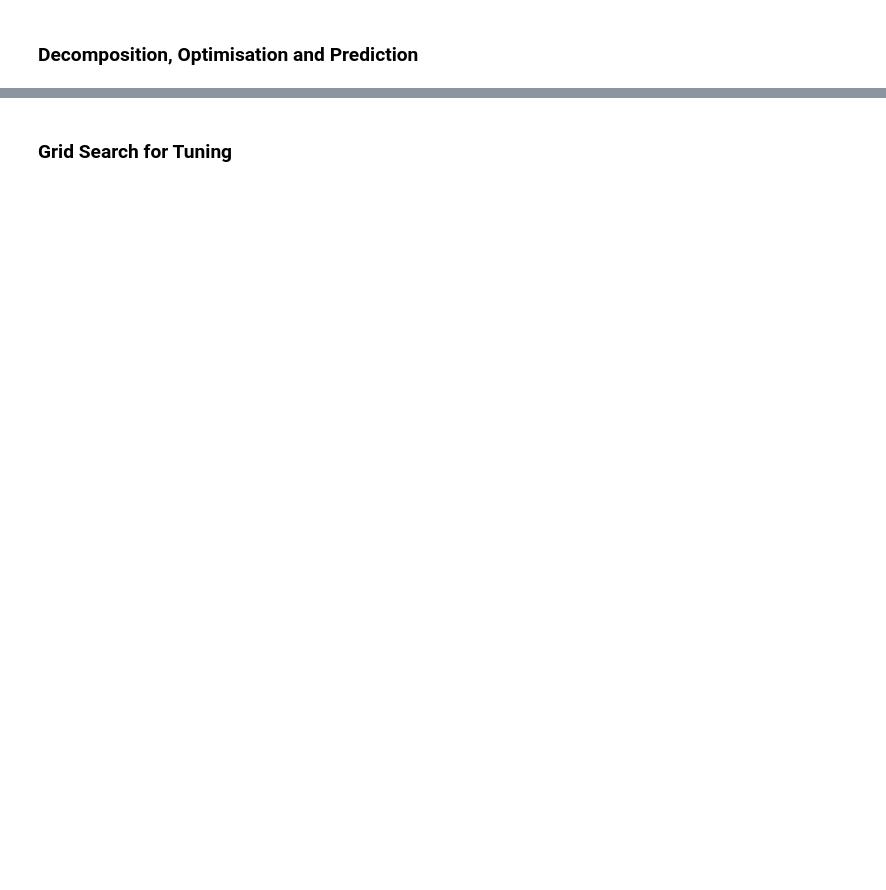
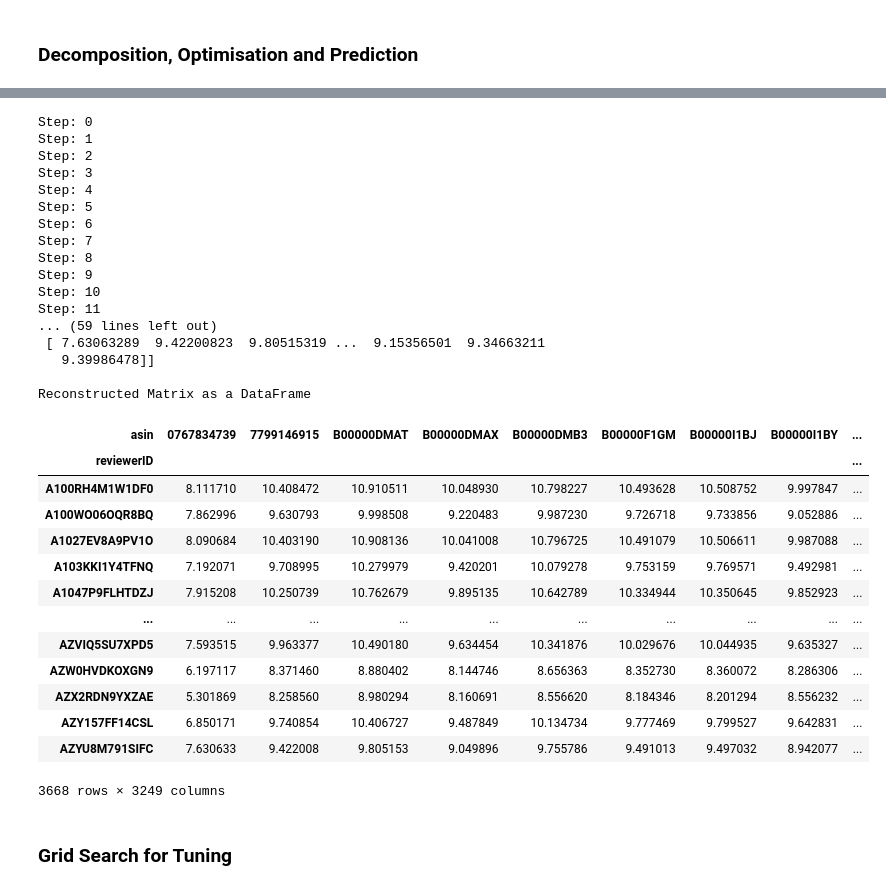
Before and after one commit to pavsingh7/Masters-Dissertation, a Jupyter notebook: Code/7 mf_collab_filtering.ipynb, the cells around one changed output, grey strips where cells are left out. Drawn from its saved outputs; the diff is of its cells as text; code cells hidden in the pictures; blank space fills up the shorter version.

```diff
--- a/Code/7 mf_collab_filtering.ipynb
+++ b/Code/7 mf_collab_filtering.ipynb
@@ -186,16 +196,17 @@ The implementation of matrix factorization using stochastic gradient descent (SG
 4. Bias Terms:
 - We correctly add the bias terms to the final prediction if use_bias is enabled.
 # %%
-def matrix_factorization_sgd(R, K, steps=500, alpha=0.001, beta=0.02, use_regularization=True, use_bias=True):
+def matrix_factorization_sgd(R, K, steps=50, alpha=0.001, beta=0.02, use_regularization=True, use_bias=True):
     # R = user-item ratings matrix
     # K = number of latent features
     # steps = number of iterations
     # alpha = learning rate
-    # beta = regularization parameter
+    # beta = bias term
 
     N, M = R.shape
     P = np.abs(np.random.randn(N, K))  # Initialize with non-negative values
     Q = np.abs(np.random.randn(M, K))
+    counter = 0
 
     # Initialize bias terms
     if use_bias:
@@ -204,6 +215,7 @@ def matrix_factorization_sgd(R, K, steps=500, alpha=0.001, beta=0.02, use_regula
         b = np.mean(R[np.where(R != 0)])  # global bias
 
     for step in range(steps):
+        print("Step:", step)
         for i in range(N):
             for j in range(M):
                 if R[i][j] > 0:
@@ -216,33 +228,70 @@ def matrix_factorization_sgd(R, K, steps=500, alpha=0.001, beta=0.02, use_regula
                             Q[j][k] += alpha * (2 * eij * P[i][k] - beta * Q[j][k])
                         else:
                             P[i][k] += alpha * (2 * eij * Q[j][k])
                             Q[j][k] += alpha * (2 * eij * P[i][k])
 
                     # Update bias terms
                     if use_bias:
                         b_u[i] += alpha * (eij - beta * b_u[i])
                         b_i[j] += alpha * (eij - beta * b_i[j])
 
         # Check for convergence within the loop
         if np.sqrt(np.sum((R - np.dot(P, Q.T))**2)) < 0.001:
             break
 
     # Add bias terms to the prediction
     if use_bias:
         R_pred = np.dot(P, Q.T) + b + b_u[:, np.newaxis] + b_i[np.newaxis:,]
     else:
         R_pred = np.dot(P, Q.T)
 
     return P, Q, R_pred
 
 
-# Example usage
+# Use the function to reconstruct the original matrix
 np.random.seed(42)
 R = x_hidden.values
 nP, nQ, nR_pred = matrix_factorization_sgd(R, K=2, alpha=0.001, beta=0.02, use_regularization=True, use_bias=True)
 print("Original Matrix:")
 print(R)
 print("\nReconstructed Matrix:")
 print(nR_pred)
+
+#  convert the reconstructed matrix to a dataframe
+nR_pred = pd.DataFrame(nR_pred, columns=x_hidden.columns, index=x_hidden.index)
+print("\nReconstructed Matrix as a DataFrame")
+display(nR_pred)
+# %% [output]
+Step: 0
+Step: 1
+Step: 2
+Step: 3
+Step: 4
+Step: 5
+Step: 6
+Step: 7
+Step: 8
+Step: 9
+Step: 10
+Step: 11
+... (59 lines left out)
+ [ 7.63063289  9.42200823  9.80515319 ...  9.15356501  9.34663211
+   9.39986478]]
+
+Reconstructed Matrix as a DataFrame
+| asin | 0767834739 | 7799146915 | B00000DMAT | B00000DMAX | B00000DMB3 | B00000F1GM | B00000I1BJ | B00000I1BY | ... |
+| reviewerID |  |  |  |  |  |  |  |  | ... |
+| A100RH4M1W1DF0 | 8.111710 | 10.408472 | 10.910511 | 10.048930 | 10.798227 | 10.493628 | 10.508752 | 9.997847 | ... |
+| A100WO06OQR8BQ | 7.862996 | 9.630793 | 9.998508 | 9.220483 | 9.987230 | 9.726718 | 9.733856 | 9.052886 | ... |
+| A1027EV8A9PV1O | 8.090684 | 10.403190 | 10.908136 | 10.041008 | 10.796725 | 10.491079 | 10.506611 | 9.987088 | ... |
+| A103KKI1Y4TFNQ | 7.192071 | 9.708995 | 10.279979 | 9.420201 | 10.079278 | 9.753159 | 9.769571 | 9.492981 | ... |
+| A1047P9FLHTDZJ | 7.915208 | 10.250739 | 10.762679 | 9.895135 | 10.642789 | 10.334944 | 10.350645 | 9.852923 | ... |
+| ... | ... | ... | ... | ... | ... | ... | ... | ... | ... |
+| AZVIQ5SU7XPD5 | 7.593515 | 9.963377 | 10.490180 | 9.634454 | 10.341876 | 10.029676 | 10.044935 | 9.635327 | ... |
+| AZW0HVDKOXGN9 | 6.197117 | 8.371460 | 8.880402 | 8.144746 | 8.656363 | 8.352730 | 8.360072 | 8.286306 | ... |
+| AZX2RDN9YXZAE | 5.301869 | 8.258560 | 8.980294 | 8.160691 | 8.556620 | 8.184346 | 8.201294 | 8.556232 | ... |
+| AZY157FF14CSL | 6.850171 | 9.740854 | 10.406727 | 9.487849 | 10.134734 | 9.777469 | 9.799527 | 9.642831 | ... |
+| AZYU8M791SIFC | 7.630633 | 9.422008 | 9.805153 | 9.049896 | 9.755786 | 9.491013 | 9.497032 | 8.942077 | ... |
+3668 rows × 3249 columns
 # %% [markdown]
 ### Grid Search for Tuning
```
Also changed, not shown: parts of 40 cells of this notebook.
